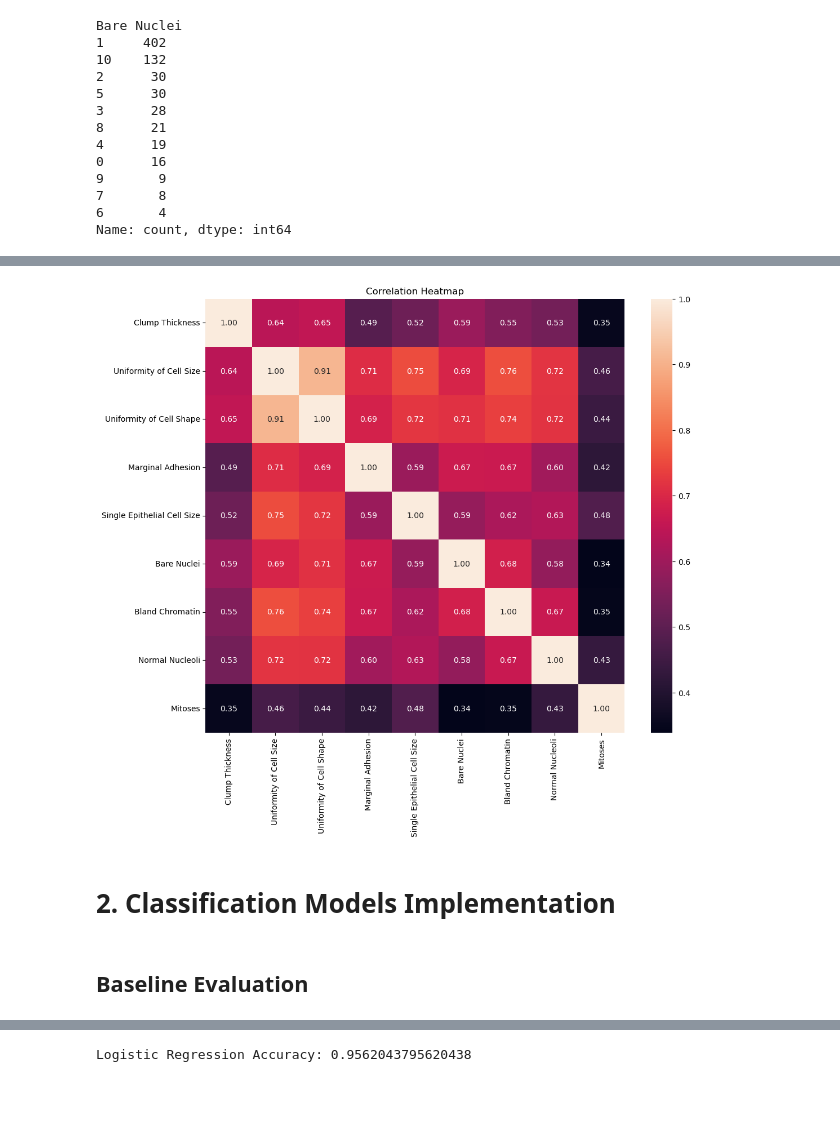
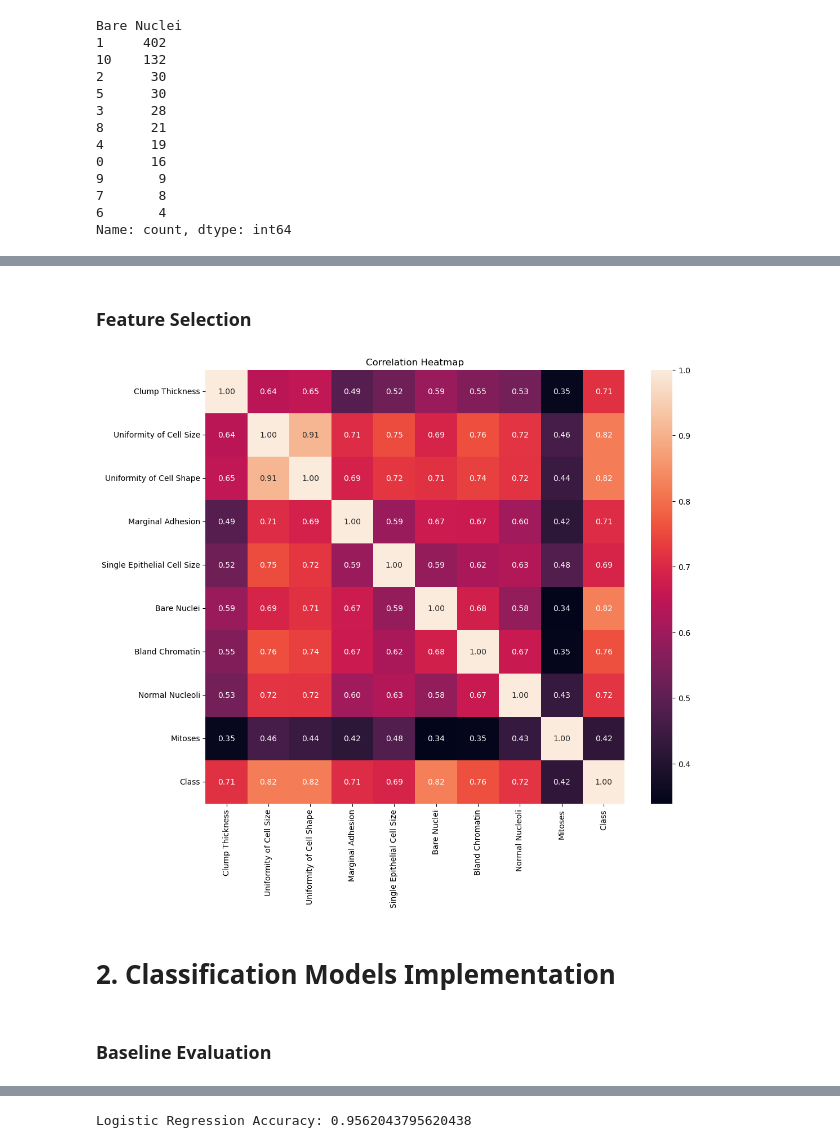
Before and after one commit to sarvesh-selvam/Breast-Cancer-Prediction, a Jupyter notebook: Breast Cancer Prediction (Code).ipynb, the cells around one changed output, grey strips where cells are left out. Cells and saved outputs as stored; diff of their text form; code cells hidden in the pictures; blank space fills up the shorter version.

```diff
--- a/Breast Cancer Prediction (Code).ipynb
+++ b/Breast Cancer Prediction (Code).ipynb
@@ -37,9 +37,9 @@ columns = ["Sample code number", "Clump Thickness",
 
 
 
-data = pd.read_csv("breast-cancer-wisconsin.csv", names=columns)
+df = pd.read_csv("breast-cancer-wisconsin.csv", names=columns)
 
-data.head()
+df.head()
 # %% [output]
 |  | Sample code number | Clump Thickness | Uniformity of Cell Size | Uniformity of Cell Shape | Marginal Adhesion | ... |
 | 0 | 1000025 | 5 | 1 | 1 | 1 | ... |
@@ -47,6 +47,8 @@ data.head()
 | 2 | 1015425 | 3 | 1 | 1 | 1 | ... |
 | 3 | 1016277 | 6 | 8 | 8 | 1 | ... |
 | 4 | 1017023 | 4 | 1 | 1 | 3 | ... |
+# %%
+data = df.drop(['Sample code number'], axis=1)
 # %%
 data.shape
 # %% [output]
@@ -160,14 +160,16 @@ data.describe()
+# %% [markdown]
+### Feature Selection
 # %%
-corr_matrix = X.corr()
+corr_matrix = data.corr()
 
 plt.figure(figsize=(12, 10))
 sns.heatmap(corr_matrix, annot=True, fmt=".2f")
 plt.title('Correlation Heatmap')
 plt.show()
 # %% [output]
-[figure, old version]
+[figure, new version]
 # %% [markdown]
 # 2. Classification Models Implementation
 # %% [markdown]
-## Baseline Evaluation
+### Baseline Evaluation
 # %%
```
Also changed, not shown: parts of 9 cells of this notebook.
